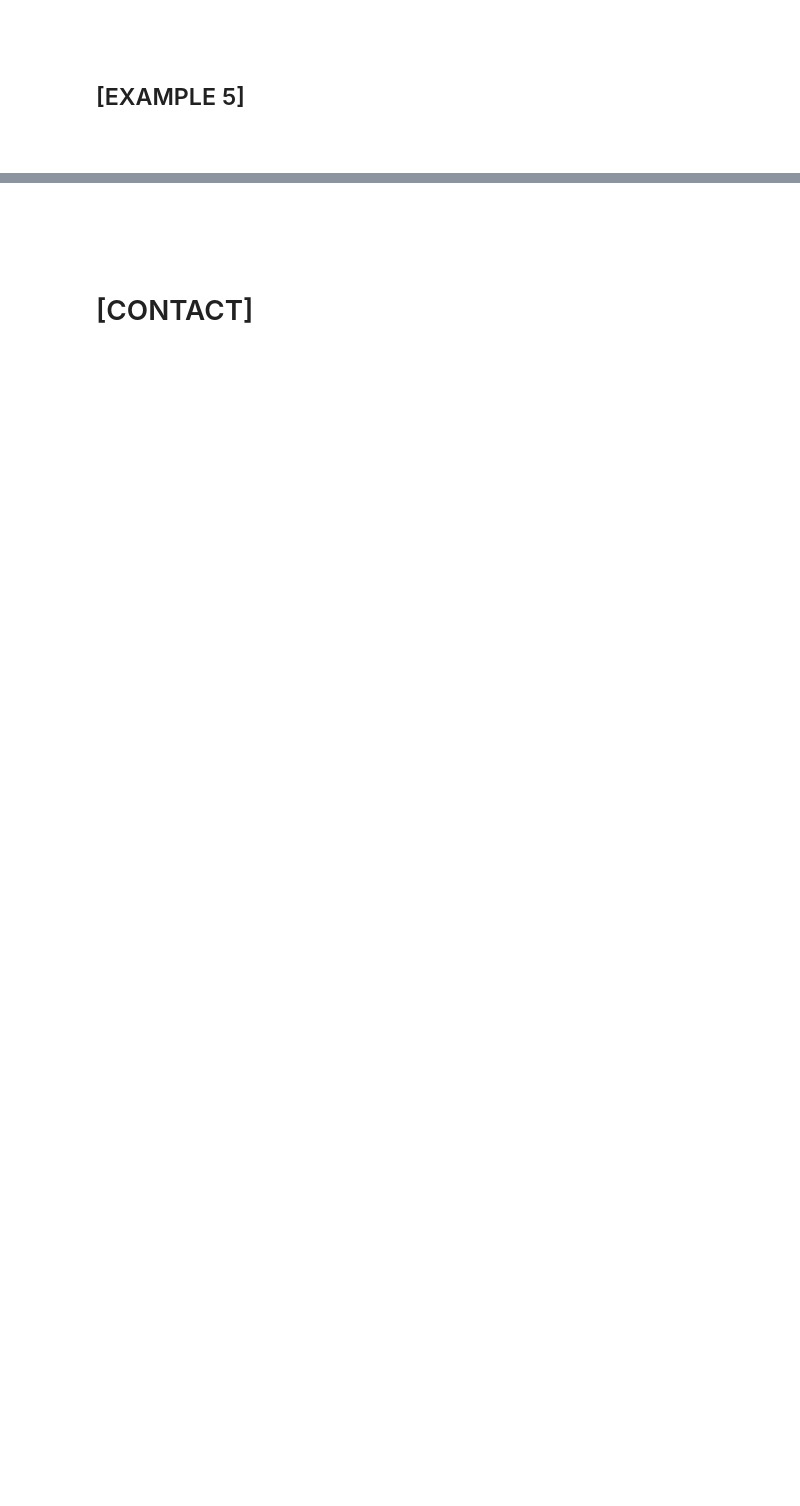
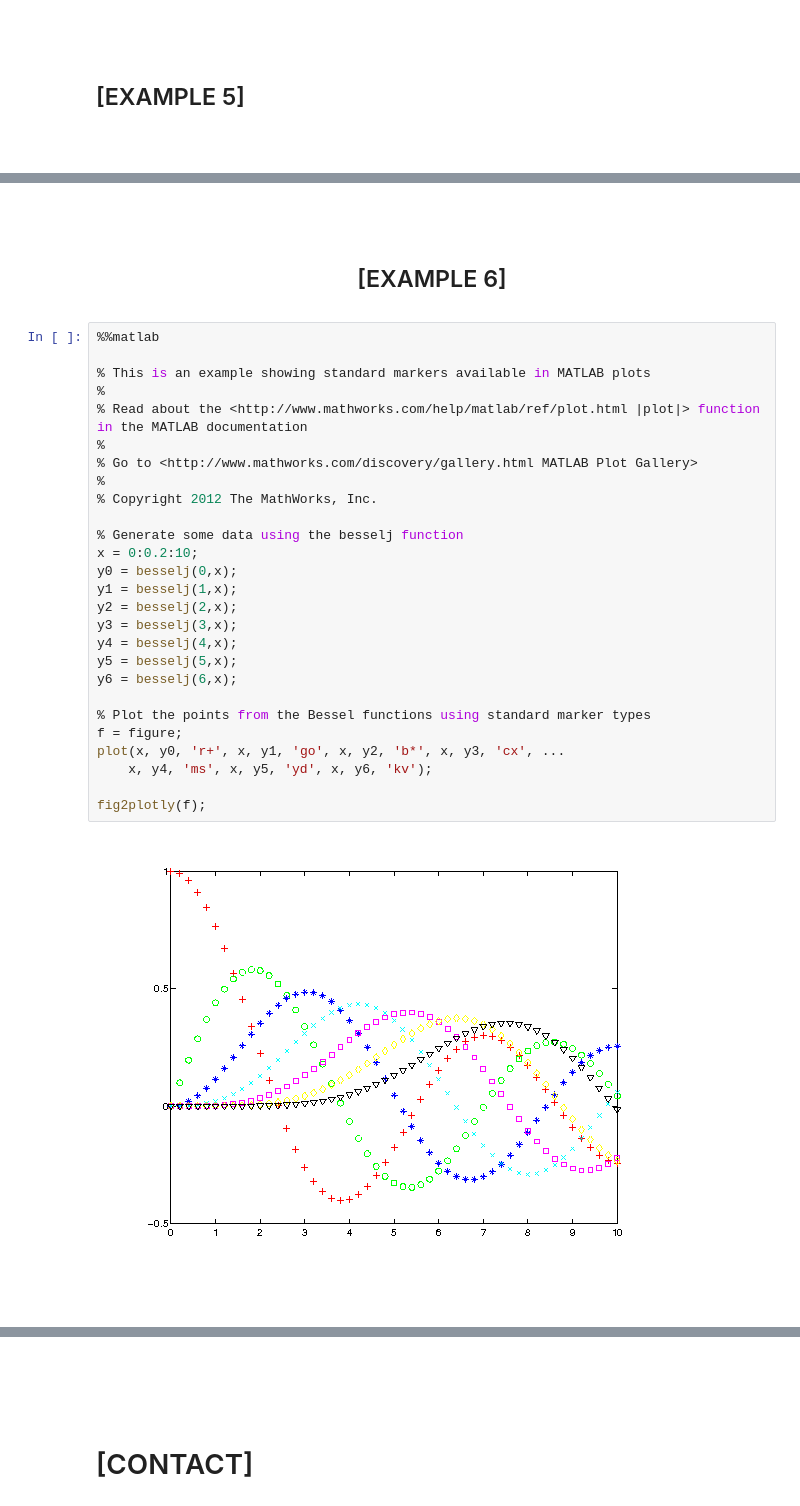
Before and after one commit to icopavan/MATLAB-User-Guide, a Jupyter notebook: 00_Scatter_&_Line_Plots.ipynb, the cells around one changed output, grey strips where cells are left out. Cells and saved outputs as stored; diff of their text form; blank space fills up the shorter version.

```diff
--- a/00_Scatter_&_Line_Plots.ipynb
+++ b/00_Scatter_&_Line_Plots.ipynb
@@ -300,0 +338,35 @@ show_plot('https://plot.ly/~bronsolo/47')
+# %% [markdown]
+<br>
+# %% [markdown]
+<center><h2>[EXAMPLE 6]</h2></center>
+# %%
+%%matlab
+
+% This is an example showing standard markers available in MATLAB plots
+%
+% Read about the <http://www.mathworks.com/help/matlab/ref/plot.html |plot|> function in the MATLAB documentation
+%
+% Go to <http://www.mathworks.com/discovery/gallery.html MATLAB Plot Gallery>
+%
+% Copyright 2012 The MathWorks, Inc.
+
+% Generate some data using the besselj function
+x = 0:0.2:10;
+y0 = besselj(0,x);
+y1 = besselj(1,x);
+y2 = besselj(2,x);
+y3 = besselj(3,x);
+y4 = besselj(4,x);
+y5 = besselj(5,x);
+y6 = besselj(6,x);
+
+% Plot the points from the Bessel functions using standard marker types
+f = figure;
+plot(x, y0, 'r+', x, y1, 'go', x, y2, 'b*', x, y3, 'cx', ...
+    x, y4, 'ms', x, y5, 'yd', x, y6, 'kv');
+
+fig2plotly(f);
+# %% [output]
+[figure, added]
+# %% [markdown]
+<br>
```
Also changed, not shown: parts of 29 cells of this notebook.
